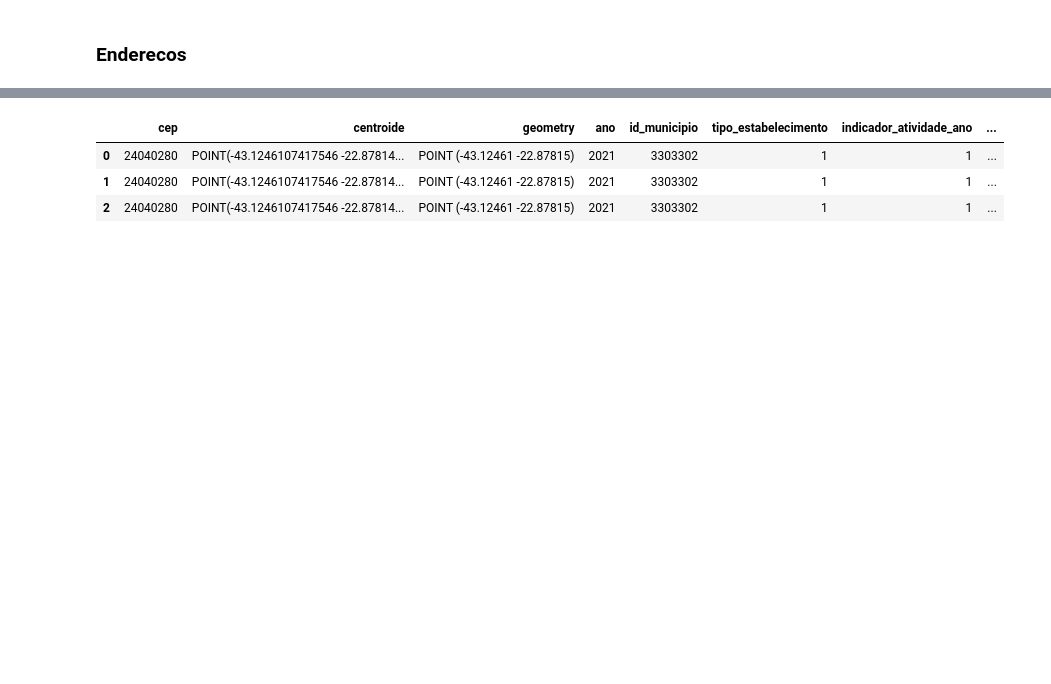
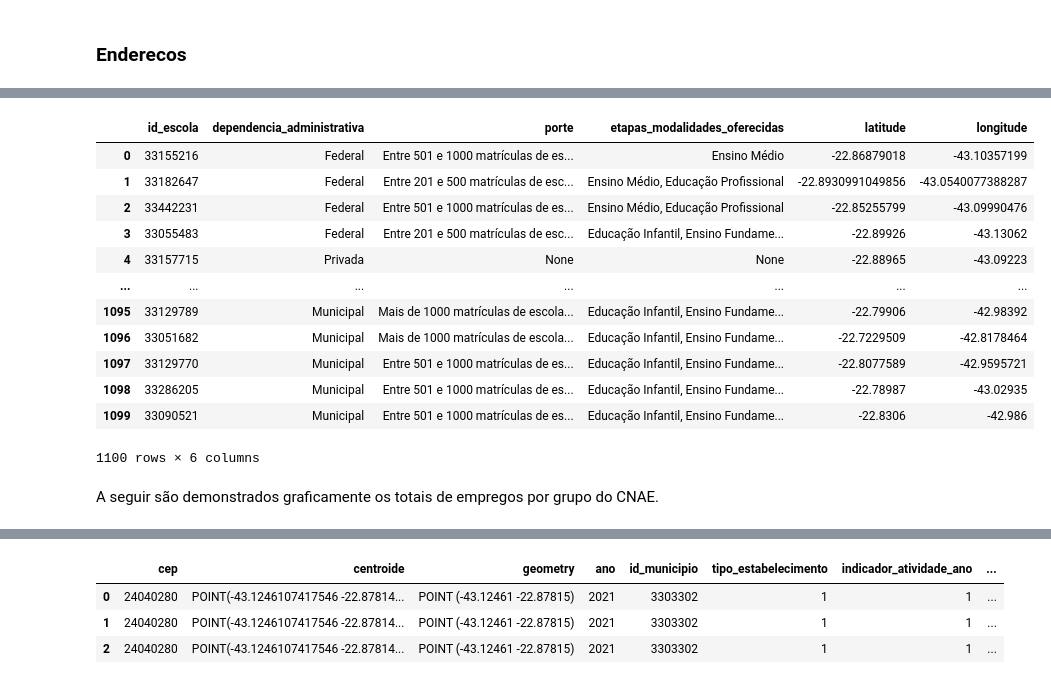
Before and after one commit to redemobGIT/roda, a Jupyter notebook: scripts/rais.ipynb, the cells around one changed output, grey strips where cells are left out. Saved outputs shown, nothing was run; the diff lists cells and outputs as text; code cells hidden in the pictures; blank space fills up the shorter version.

```diff
--- a/scripts/rais.ipynb
+++ b/scripts/rais.ipynb
@@ -15 +37,9 @@ Os dados consolidados serão apresentados em formato de mapas (estáticos) e sal
+# %%
+# Forneça código do IBGE da cidade, ou lista de códigos
+# se quiser cidades vizinhas. P. ex.:
+# ibge_id = 3303302 -> Niterói
+ibge_id = [3303302, 3304904, 3301900] # Niterói, São Gonçalo, Itaboraí
+
+# Chave de API do Google Cloud Platform
+gcloud_id = getpass("Chave de API do Google Cloud Platform: ")
 # %% [markdown]
@@ -424,0 +480,18 @@ rais = ceps.merge(rais)
+# %%
+schools
+# %% [output]
+|  | id_escola | dependencia_administrativa | porte | etapas_modalidades_oferecidas | latitude | longitude |
+| 0 | 33155216 | Federal | Entre 501 e 1000 matrículas de es... | Ensino Médio | -22.86879018 | -43.10357199 |
+| 1 | 33182647 | Federal | Entre 201 e 500 matrículas de esc... | Ensino Médio, Educação Profissional | -22.8930991049856 | -43.0540077388287 |
+| 2 | 33442231 | Federal | Entre 501 e 1000 matrículas de es... | Ensino Médio, Educação Profissional | -22.85255799 | -43.09990476 |
+| 3 | 33055483 | Federal | Entre 201 e 500 matrículas de esc... | Educação Infantil, Ensino Fundame... | -22.89926 | -43.13062 |
+| 4 | 33157715 | Privada | None | None | -22.88965 | -43.09223 |
+| ... | ... | ... | ... | ... | ... | ... |
+| 1095 | 33129789 | Municipal | Mais de 1000 matrículas de escola... | Educação Infantil, Ensino Fundame... | -22.79906 | -42.98392 |
+| 1096 | 33051682 | Municipal | Mais de 1000 matrículas de escola... | Educação Infantil, Ensino Fundame... | -22.7229509 | -42.8178464 |
+| 1097 | 33129770 | Municipal | Entre 501 e 1000 matrículas de es... | Educação Infantil, Ensino Fundame... | -22.8077589 | -42.9595721 |
+| 1098 | 33286205 | Municipal | Entre 501 e 1000 matrículas de es... | Educação Infantil, Ensino Fundame... | -22.78987 | -43.02935 |
+| 1099 | 33090521 | Municipal | Entre 501 e 1000 matrículas de es... | Educação Infantil, Ensino Fundame... | -22.8306 | -42.986 |
+1100 rows × 6 columns
+# %% [markdown]
+A seguir são demonstrados graficamente os totais de empregos por grupo do CNAE.
```
Also changed, not shown: parts of 42 cells of this notebook.
